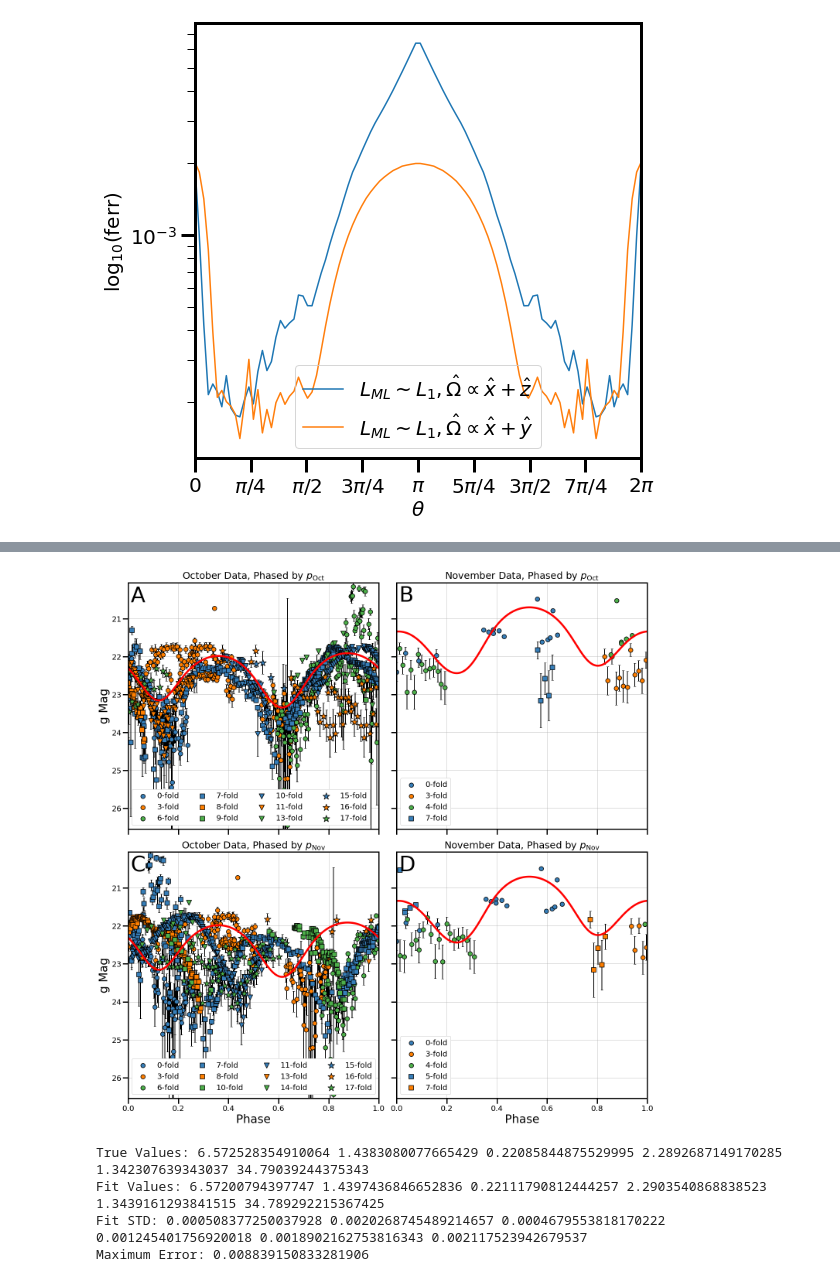
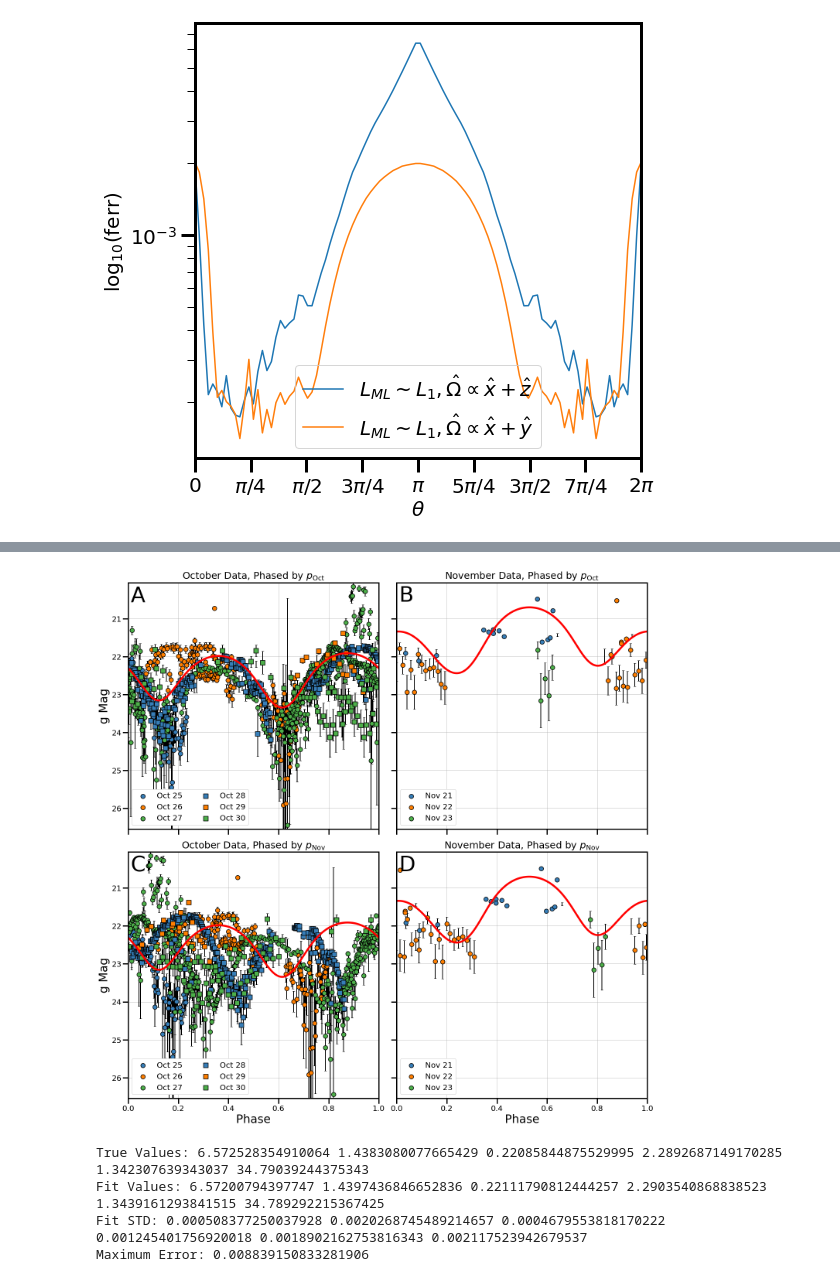
Before and after one commit to astertaylor/Oumuamua, a Jupyter notebook: Lightcurves/LightcurveFitter.ipynb, the cells around one changed output, grey strips where cells are left out. Cells and saved outputs as stored; diff of their text form; code cells hidden in the pictures.

```diff
--- a/Lightcurves/LightcurveFitter.ipynb
+++ b/Lightcurves/LightcurveFitter.ipynb
@@ -793,5 +794,28 @@ plt.savefig("../Figures and Paper/lomb_scargle_power.pdf",
 # %%
 import matplotlib
+
+octlabels=['Oct 25','Oct 26','Oct 27','Oct 28','Oct 29','Oct 30']
+novlabels=['Nov 21','Nov 22','Nov 23']
+octdays=np.unique(octbeltime//1)-.25
+novdays=np.unique(novbeltime//1)-.25
+
+octlimits=[]
+for d in octdays:
+    xmin=np.min(beltime[((beltime+.25)//1-.25)==d])
+    xmax=np.max(beltime[((beltime+.25)//1-.25)==d])
+    if (xmax-xmin)<0.05:
+        xmin-=0.02
+        xmax+=0.02
+    octlimits.append((xmin,xmax))
+
+novlimits=[]
+for d in novdays:
+    xmin=np.min(beltime[((beltime+.25)//1-.25)==d])
+    xmax=np.max(beltime[((beltime+.25)//1-.25)==d])
+    if (xmax-xmin)<0.05:
+        xmin-=0.02
+        xmax+=0.02
+    novlimits.append((xmin,xmax))
 
 popt,thetaopt,phiopt,psiopt,biopt,delVopt=metaopt
 biopt=2*np.pi*((np.min(novbeltime)-np.min(octbeltime))%popt)/popt
@@ -801,8 +825,8 @@ novpopt,novpcov=curve_fit(lambda time,p,bi,delV: evolvingHfunction(time,p,thetao
                           sigma=novbelsig,absolute_sigma=True,
                           bounds=([6,0,20],[8,2*np.pi,40]),maxfev=5000)
 
-cols=np.tile(['#377eb8', '#ff7f00', '#4daf4a'],4)
-shapes=np.repeat(['o','s','v','*'],3,axis=0)
+cols=np.tile(['#377eb8', '#ff7f00', '#4daf4a'],3)
+shapes=np.repeat(['o','s','v'],3,axis=0)
 sizes=np.repeat([125,125,175,325],3,axis=0)
 
 print(popt)
@@ -828,61 +852,63 @@ uni,datcolors=np.unique(np.int32((octbeltime-np.min(octbeltime))//poct),return_i
 
 ax=axes[0]
 ax.errorbar(octphase,octbelmag,yerr=octbelsig,fmt='none',ecolor='k',elinewidth=2,capsize=3)
-for i in range(uni.size):
-    ax.scatter(octphase[datcolors==i],octbelmag[datcolors==i],s=sizes[i],edgecolors='k',linewidths=1.5,
-               marker=shapes[i],color=cols[i],label=str(uni[i])+"-fold",zorder=2)
+for i in range(len(octlabels)):
+    xmin,xmax=octlimits[i]
+    inds=(octbeltime>xmin)&(octbeltime<xmax)
+    ax.scatter(octphase[inds],octbelmag[inds],s=sizes[i],edgecolors='k',linewidths=1.5,
+               marker=shapes[i],color=cols[i],label=octlabels[i],zorder=2)
 ax.plot((((octtime-np.min(octtime))%(poct))/poct),octcurve,c='r',lw=5)
 ax.set_title(r"October Data, Phased by $p_\mathrm{Oct}$", fontsize=25, pad=10)
 ax.set_ylabel("g Mag",fontsize=30)
-ax.legend(loc='lower left',ncol=4,framealpha=1,facecolor='white')
+ax.legend(loc='lower left',ncol=2,framealpha=1,facecolor='white')
 
 novtime=np.linspace(np.min(novbeltime),np.min(novbeltime)+poct,10000,endpoint=False)
 novcurve=evolvingHfunction(novtime,poct*24,thetaopt,phiopt,psiopt,novpopt[1],novpopt[2])
 novphase=(((novbeltime-np.min(novbeltime))%(poct)/poct))
 
-uni,datcolors=np.unique(np.int32((novbeltime-np.min(novbeltime))//poct),return_inverse=True)
-
 ax=axes[1]
 ax.errorbar(novphase,novbelmag,yerr=novbelsig,fmt='none',ecolor='k',elinewidth=2,capsize=3)
-for i in range(uni.size):
-    ax.scatter(novphase[datcolors==i],novbelmag[datcolors==i],s=sizes[i],edgecolors='k',linewidths=1.5,
-               marker=shapes[i],color=cols[i],label=str(uni[i])+"-fold",zorder=2)
+for i in range(len(novlabels)):
+    xmin,xmax=novlimits[i]
+    inds=(novbeltime>xmin)&(novbeltime<xmax)
+    ax.scatter(novphase[inds],novbelmag[inds],s=sizes[i],edgecolors='k',linewidths=1.5,
+               marker=shapes[i],color=cols[i],label=novlabels[i],zorder=2)
 ax.plot((((novtime-np.min(novtime))%(poct))/poct),novcurve,c='r',lw=5)
 ax.set_title(r"November Data, Phased by $p_\mathrm{Oct}$", fontsize=25, pad=10)
-ax.legend(framealpha=1,facecolor='white')
+ax.legend(loc='lower left',framealpha=1,facecolor='white')
 
 octtime=np.linspace(np.min(octbeltime),np.min(octbeltime)+pnov,10000,endpoint=False)
 octcurve=evolvingHfunction(octtime,pnov*24,*metaopt[1:])
 octphase=(((octbeltime-np.min(octbeltime))%(pnov)/pnov))
 
-uni,datcolors=np.unique(np.int32((octbeltime-np.min(octbeltime))//pnov),return_inverse=True)
-
 ax=axes[2]
 ax.errorbar(octphase,octbelmag,yerr=octbelsig,fmt='none',ecolor='k',elinewidth=2,capsize=3)
-for i in range(uni.size):
-    ax.scatter(octphase[datcolors==i],octbelmag[datcolors==i],s=sizes[i],edgecolors='k',linewidths=1.5,
-               marker=shapes[i],color=cols[i],label=str(uni[i])+"-fold",zorder=2)
+for i in range(len(octlabels)):
+    xmin,xmax=octlimits[i]
+    inds=(octbeltime>xmin)&(octbeltime<xmax)
+    ax.scatter(octphase[inds],octbelmag[inds],s=sizes[i],edgecolors='k',linewidths=1.5,
+               marker=shapes[i],color=cols[i],label=octlabels[i],zorder=2)
 ax.plot((((octtime-np.min(octtime))%(pnov))/pnov),octcurve,c='r',lw=5)
 ax.set_title(r"October Data, Phased by $p_\mathrm{Nov}$", fontsize=25, pad=10)
 ax.set_xlabel("Phase",fontsize=30)
 ax.set_ylabel("g Mag",fontsize=30)
-ax.legend(loc='lower left',ncol=4,framealpha=1,facecolor='white')
+ax.legend(loc='lower left',ncol=2,framealpha=1,facecolor='white')
 
 novtime=np.linspace(np.min(novbeltime),np.min(novbeltime)+pnov,10000,endpoint=False)
 novcurve=evolvingHfunction(novtime,pnov*24,thetaopt,phiopt,psiopt,novpopt[1],novpopt[2])
 novphase=(((novbeltime-np.min(novbeltime))%(pnov)/pnov))
 
-uni,datcolors=np.unique(np.int32((novbeltime-np.min(novbeltime))//pnov),return_inverse=True)
-
 ax=axes[3]
 ax.errorbar(novphase,novbelmag,yerr=novbelsig,fmt='none',ecolor='k',elinewidth=2,capsize=3)
-for i in range(uni.size):
-    ax.scatter(novphase[datcolors==i],novbelmag[datcolors==i],s=sizes[i],edgecolors='k',linewidths=1.5,
-               marker=shapes[i],color=cols[i],label=str(uni[i])+"-fold",zorder=2)
+for i in range(len(novlabels)):
+    xmin,xmax=novlimits[i]
+    inds=(novbeltime>xmin)&(novbeltime<xmax)
+    ax.scatter(novphase[inds],novbelmag[inds],s=sizes[i],edgecolors='k',linewidths=1.5,
+               marker=shapes[i],color=cols[i],label=novlabels[i],zorder=2)
 ax.plot((((novtime-np.min(novtime))%(pnov))/pnov),novcurve,c='r',lw=5)
 ax.set_title(r"November Data, Phased by $p_\mathrm{Nov}$",fontsize=25, pad=10)
 ax.set_xlabel("Phase",fontsize=30)
-ax.legend(framealpha=1,facecolor='white')
+ax.legend(loc='lower left', framealpha=1,facecolor='white')
 
 labels="ABCD"
 for i,ax in enumerate(axes):
@@ -900,4 +926,4 @@ plt.savefig("../Figures and Paper/phased_lightcurve.pdf",
-[figure, old version]
+[figure, new version]
 # %%
 def testHfunction(time,p,theta,phi,psi,betainit,deltaV):
     p=p/24
```
Also changed, not shown: parts of 11 cells of this notebook, 8 other files.
